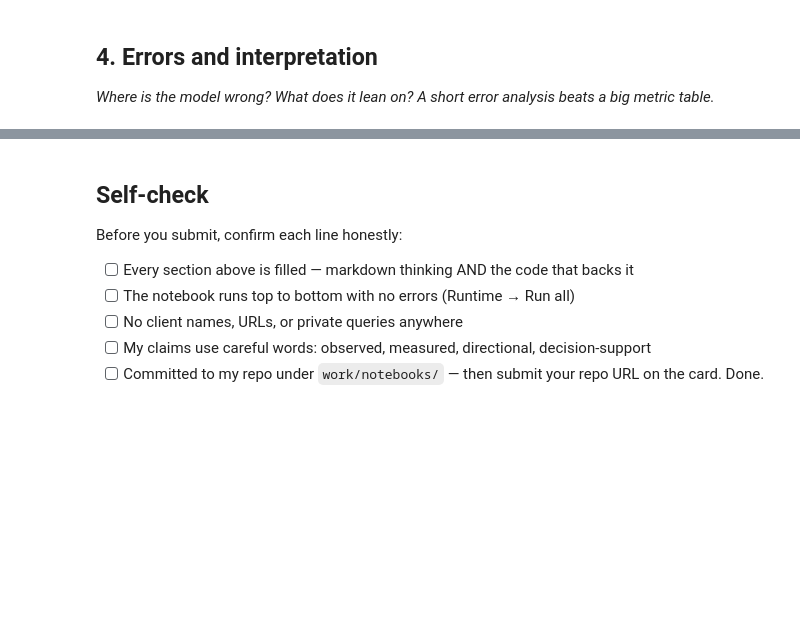
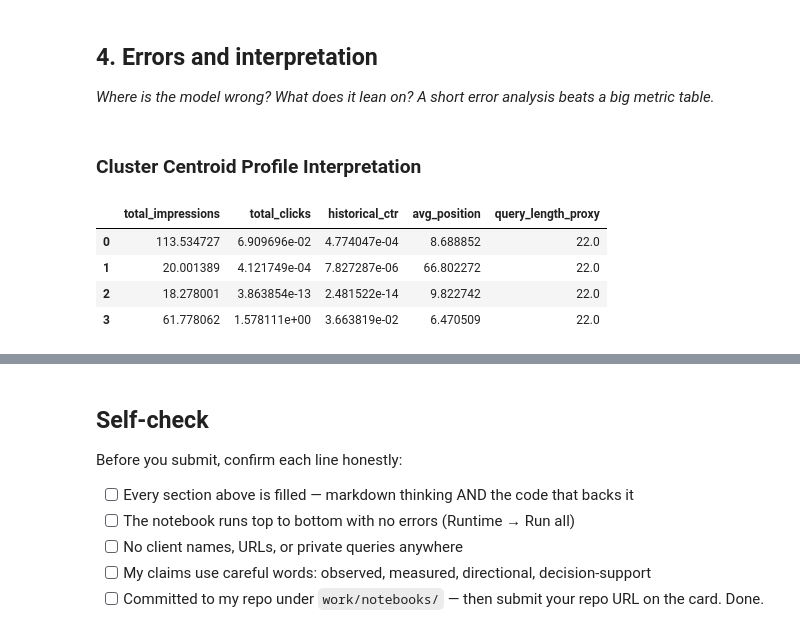
Before and after one commit to meem-5971/FlyRank-ML-, a Jupyter notebook: work/notebooks/w05_model.ipynb, the cells around one changed output, grey strips where cells are left out. Saved outputs shown, nothing was run; the diff lists cells and outputs as text; code cells hidden in the pictures; blank space fills up the shorter version.

```diff
--- a/work/notebooks/w05_model.ipynb
+++ b/work/notebooks/w05_model.ipynb
@@ -36,0 +177,15 @@ This skeleton is yours to fill. Work the sections **in order** — each one has
+# %% [markdown]
+### Cluster Centroid Profile Interpretation
+# %%
+# Interpret features for each cluster
+centroids = scaler.inverse_transform(kmeans.cluster_centers_)
+df_centroids = pd.DataFrame(centroids, columns=features)
+df_centroids['total_impressions'] = np.expm1(df_centroids['total_impressions'])
+df_centroids['total_clicks'] = np.expm1(df_centroids['total_clicks'])
+display(df_centroids)
+# %% [output]
+|  | total_impressions | total_clicks | historical_ctr | avg_position | query_length_proxy |
+| 0 | 113.534727 | 6.909696e-02 | 4.774047e-04 | 8.688852 | 22.0 |
+| 1 | 20.001389 | 4.121749e-04 | 7.827287e-06 | 66.802272 | 22.0 |
+| 2 | 18.278001 | 3.863854e-13 | 2.481522e-14 | 9.822742 | 22.0 |
+| 3 | 61.778062 | 1.578111e+00 | 3.663819e-02 | 6.470509 | 22.0 |
```
Also changed, not shown: parts of 10 cells of this notebook.
